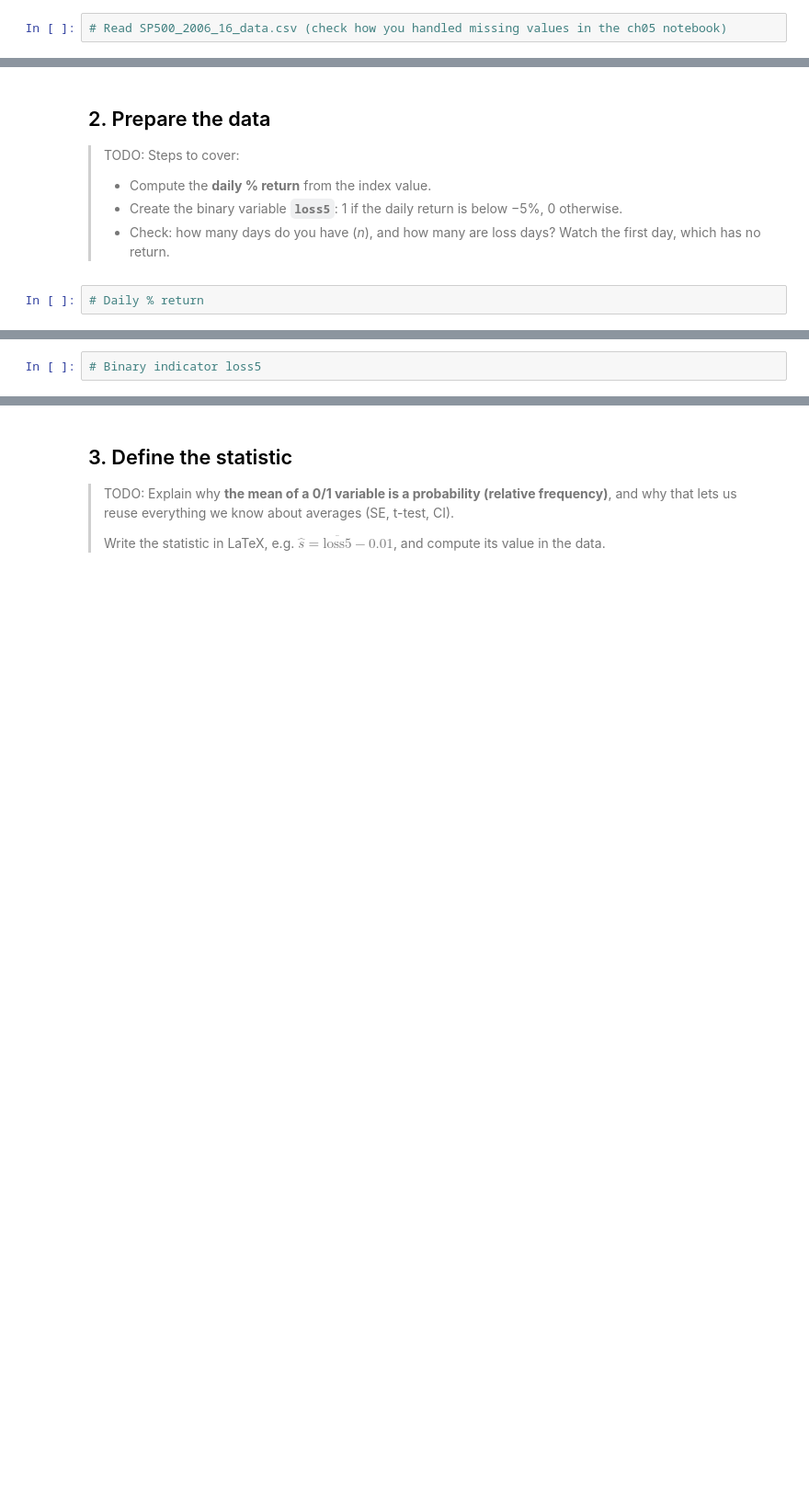
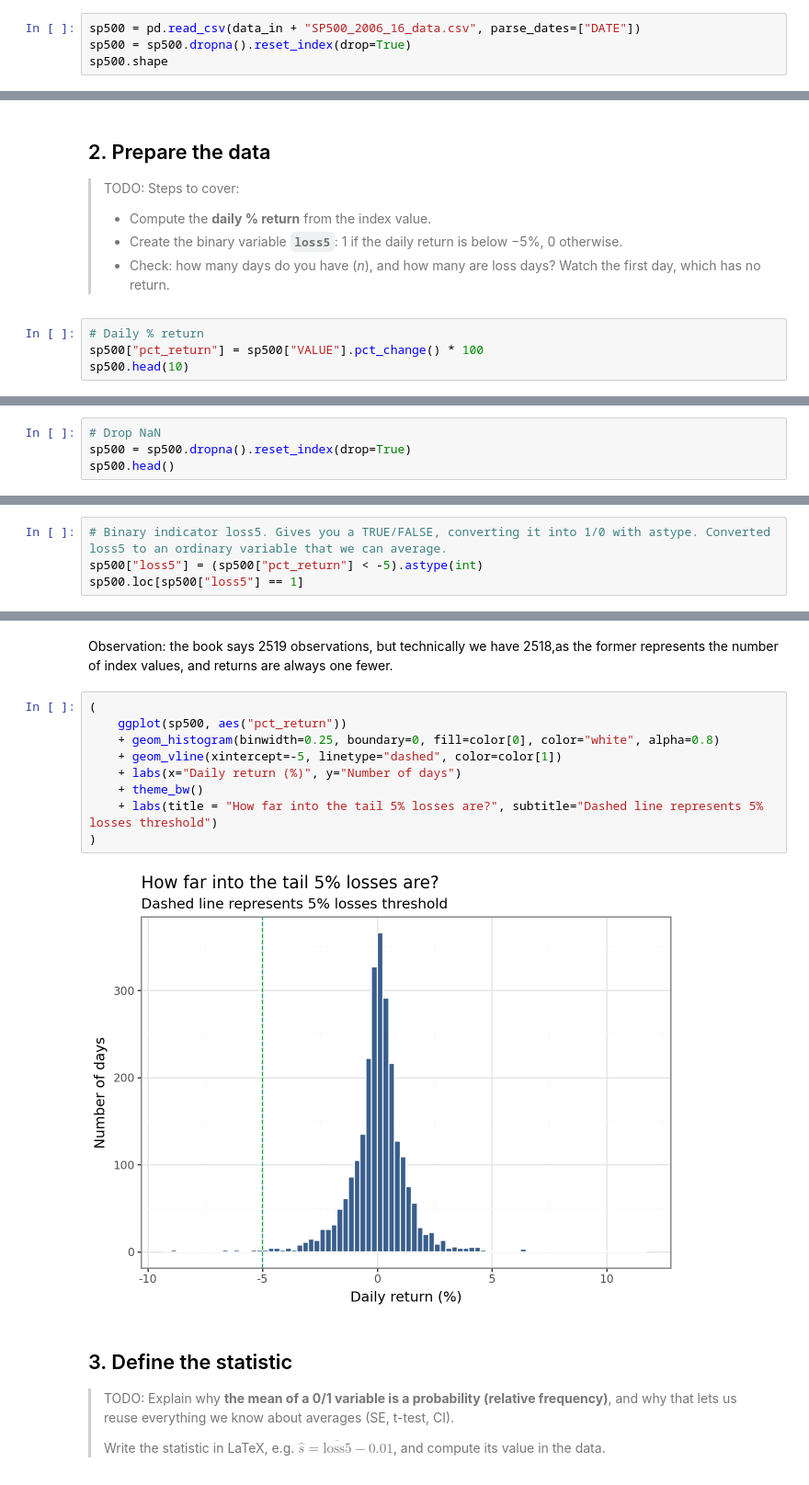
Before and after one commit to felipesebben/bk_data_analysis_studies, a Jupyter notebook: chapters/ch06-testing_hypotheses/case_studies/stock_market_loss_test/ch06-stock_market_loss_test.ipynb, the cells around one changed output, grey strips where cells are left out. Shown at 92% size. Saved outputs shown, nothing was run; the diff lists cells and outputs as text; blank space fills up the shorter version.

```diff
--- a/chapters/ch06-testing_hypotheses/case_studies/stock_market_loss_test/ch06-stock_market_loss_test.ipynb
+++ b/chapters/ch06-testing_hypotheses/case_studies/stock_market_loss_test/ch06-stock_market_loss_test.ipynb
@@ -29,4 +29,6 @@ output = f"{HERE}output/"
 # %%
 from bkda.helpers import *
 # %%
-# Read SP500_2006_16_data.csv (check how you handled missing values in the ch05 notebook)
+sp500 = pd.read_csv(data_in + "SP500_2006_16_data.csv", parse_dates=["DATE"])
+sp500 = sp500.dropna().reset_index(drop=True)
+sp500.shape
@@ -38,3 +44,5 @@ from bkda.helpers import *
 > - Check: how many days do you have (*n*), and how many are loss days? Watch the first day, which has no return.
 # %%
 # Daily % return
+sp500["pct_return"] = sp500["VALUE"].pct_change() * 100
+sp500.head(10)
@@ -40,0 +61,4 @@ from bkda.helpers import *
+# %%
+# Drop NaN
+sp500 = sp500.dropna().reset_index(drop=True)
+sp500.head()
@@ -41,2 +72,4 @@ from bkda.helpers import *
 # %%
-# Binary indicator loss5
+# Binary indicator loss5. Gives you a TRUE/FALSE, converting it into 1/0 with astype. Converted loss5 to an ordinary variable that we can average.
+sp500["loss5"] = (sp500["pct_return"] < -5).astype(int)
+sp500.loc[sp500["loss5"] == 1]
@@ -45,3 +98,16 @@ from bkda.helpers import *
+# %% [markdown]
+Observation: the book says 2519 observations, but technically we have 2518,as the former represents the number of index values, and returns are always one fewer.
+# %%
+(
+    ggplot(sp500, aes("pct_return"))
+    + geom_histogram(binwidth=0.25, boundary=0, fill=color[0], color="white", alpha=0.8)
+    + geom_vline(xintercept=-5, linetype="dashed", color=color[1])
+    + labs(x="Daily return (%)", y="Number of days")
+    + theme_bw()
+    + labs(title = "How far into the tail 5% losses are?", subtitle="Dashed line represents 5% losses threshold")
+)
+# %% [output]
+[figure, added]
 # %% [markdown]
 ## 3. Define the statistic ##
 > TODO: Explain why **the mean of a 0/1 variable is a probability (relative frequency)**, and why that lets us reuse everything we know about averages (SE, t-test, CI).
```
Also changed, not shown: parts of 28 cells of this notebook.
